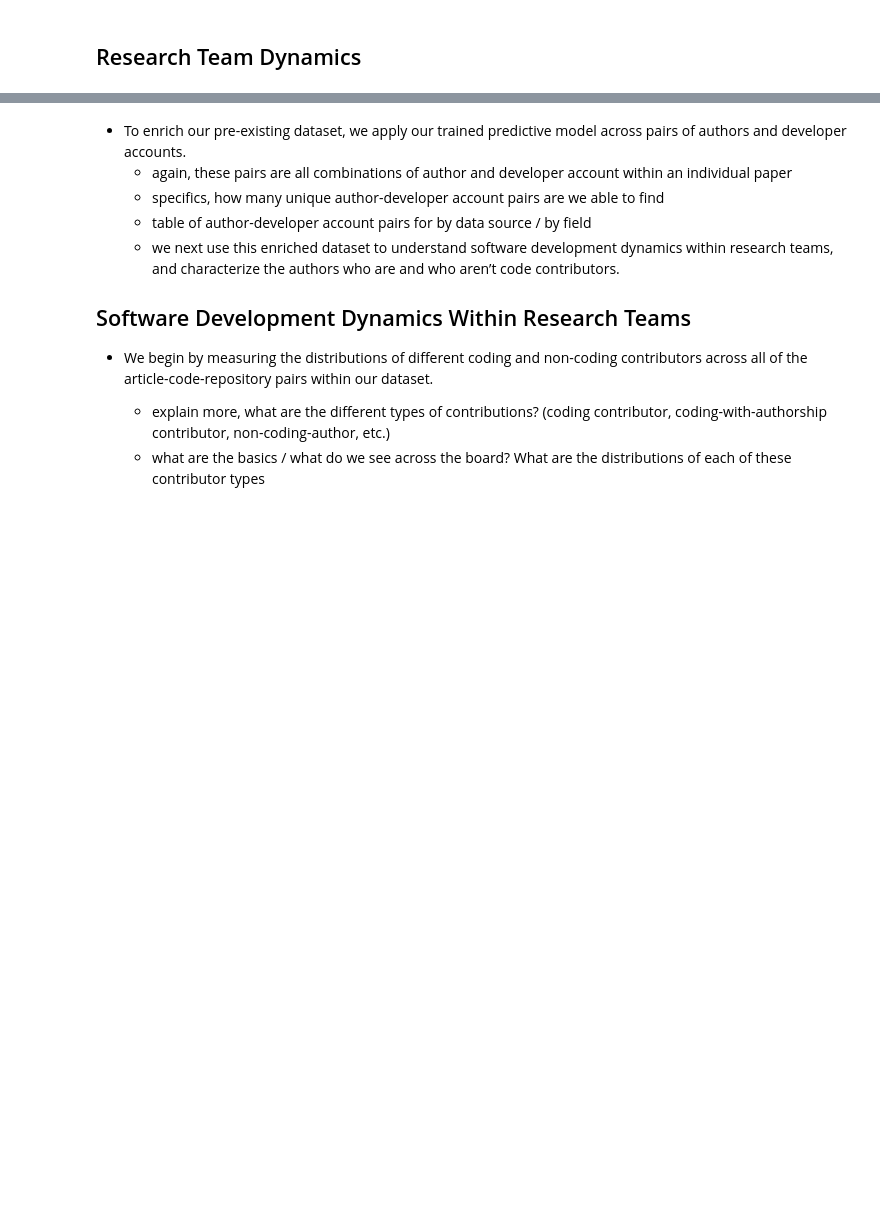
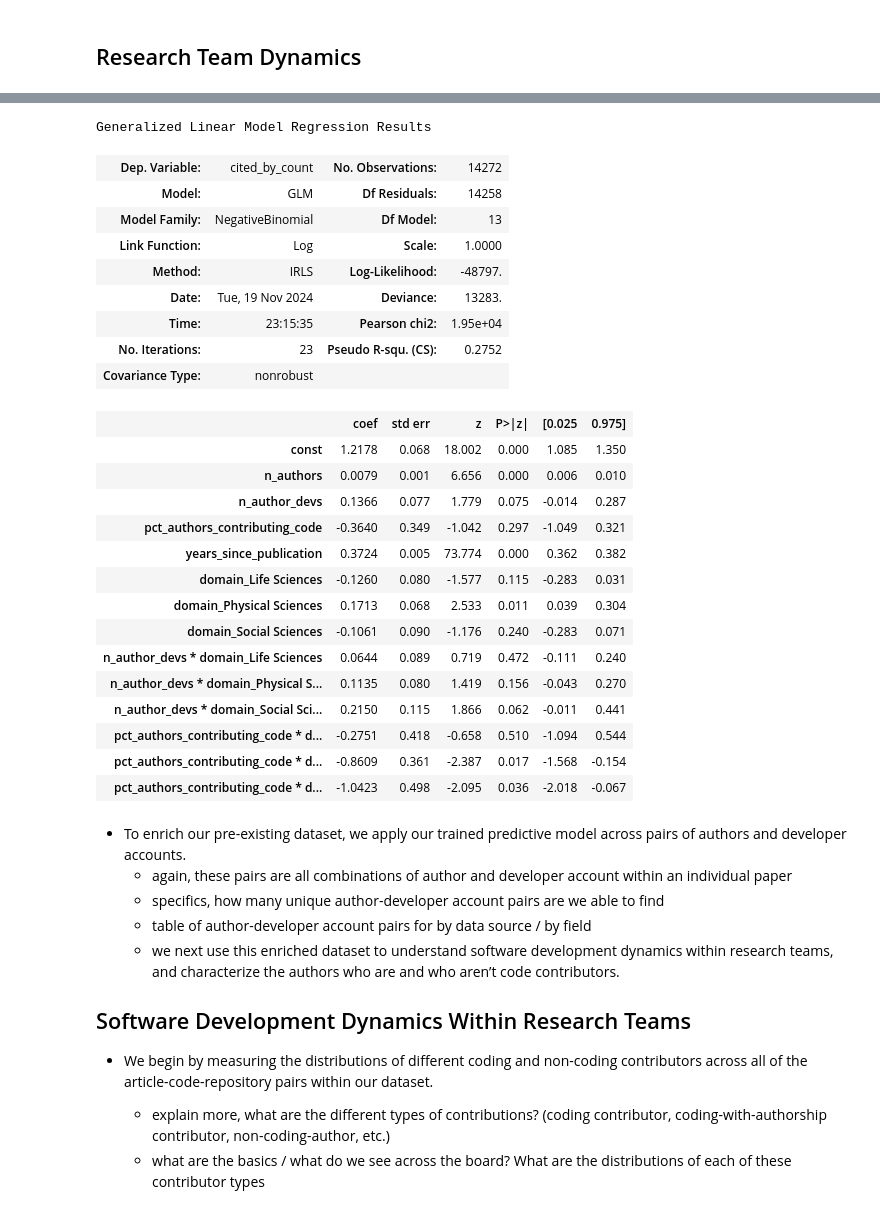
Before and after one commit to evamaxfield/rs-graph, a Jupyter notebook: publications/qss-code-authors/qss-code-authors.ipynb, the cells around one changed output, grey strips where cells are left out. Saved outputs shown, nothing was run; the diff lists cells and outputs as text; code cells hidden in the pictures; blank space fills up the shorter version.

Commit message:
prep for h1 model is done!

```diff
--- a/publications/qss-code-authors/qss-code-authors.ipynb
+++ b/publications/qss-code-authors/qss-code-authors.ipynb
@@ -1579,0 +1448,17 @@ model.summary()
+# %%
+# Add dummies
+team_comp_no_push_after_pub_dummies = pd.get_dummies(
+    team_comp_no_push_after_pub,
+    columns=["article_type", "domain"],
+    drop_first=True,
+)
+
+# Cast all to float
+team_comp_no_push_after_pub_dummies = team_comp_no_push_after_pub_dummies.astype(float)
+
+cited_by_count_models = compute_models(
+    "cited_by_count",
+    team_comp_no_push_after_pub_dummies,
+    glm_family=sm.families.NegativeBinomial(),
+)
+cited_by_count_models["is_open_access"].summary()
@@ -1580,3 +1494,31 @@ model.summary()
+# %%
+cited_by_count_models["domain"].summary()
+# %% [output]
+Generalized Linear Model Regression Results
+| Dep. Variable: | cited_by_count | No. Observations: | 14272 |
+| Model: | GLM | Df Residuals: | 14258 |
+| Model Family: | NegativeBinomial | Df Model: | 13 |
+| Link Function: | Log | Scale: | 1.0000 |
+| Method: | IRLS | Log-Likelihood: | -48797. |
+| Date: | Tue, 19 Nov 2024 | Deviance: | 13283. |
+| Time: | 23:15:35 | Pearson chi2: | 1.95e+04 |
+| No. Iterations: | 23 | Pseudo R-squ. (CS): | 0.2752 |
+| Covariance Type: | nonrobust |  |  |
+|  | coef | std err | z | P>|z| | [0.025 | 0.975] |
+| const | 1.2178 | 0.068 | 18.002 | 0.000 | 1.085 | 1.350 |
+| n_authors | 0.0079 | 0.001 | 6.656 | 0.000 | 0.006 | 0.010 |
+| n_author_devs | 0.1366 | 0.077 | 1.779 | 0.075 | -0.014 | 0.287 |
+| pct_authors_contributing_code | -0.3640 | 0.349 | -1.042 | 0.297 | -1.049 | 0.321 |
+| years_since_publication | 0.3724 | 0.005 | 73.774 | 0.000 | 0.362 | 0.382 |
+| domain_Life Sciences | -0.1260 | 0.080 | -1.577 | 0.115 | -0.283 | 0.031 |
+| domain_Physical Sciences | 0.1713 | 0.068 | 2.533 | 0.011 | 0.039 | 0.304 |
+| domain_Social Sciences | -0.1061 | 0.090 | -1.176 | 0.240 | -0.283 | 0.071 |
+| n_author_devs * domain_Life Sciences | 0.0644 | 0.089 | 0.719 | 0.472 | -0.111 | 0.240 |
+| n_author_devs * domain_Physical S... | 0.1135 | 0.080 | 1.419 | 0.156 | -0.043 | 0.270 |
+| n_author_devs * domain_Social Sci... | 0.2150 | 0.115 | 1.866 | 0.062 | -0.011 | 0.441 |
+| pct_authors_contributing_code * d... | -0.2751 | 0.418 | -0.658 | 0.510 | -1.094 | 0.544 |
+| pct_authors_contributing_code * d... | -0.8609 | 0.361 | -2.387 | 0.017 | -1.568 | -0.154 |
+| pct_authors_contributing_code * d... | -1.0423 | 0.498 | -2.095 | 0.036 | -2.018 | -0.067 |
 # %% [markdown]
 - To enrich our pre-existing dataset, we apply our trained predictive model across pairs of authors and developer accounts.
 	- again, these pairs are all combinations of author and developer account within an individual paper
```
Also changed, not shown: parts of 16 cells of this notebook, 1 other file.
